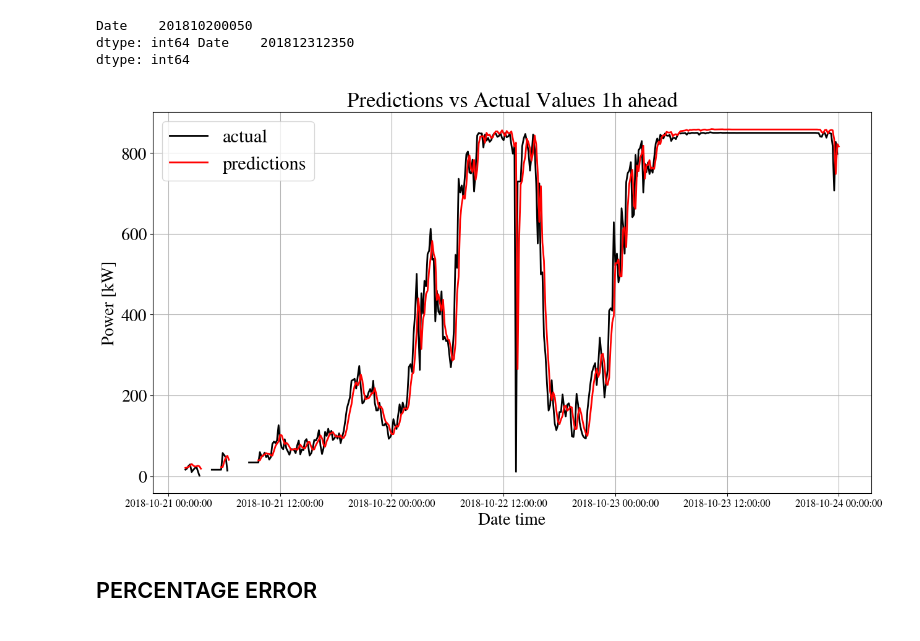
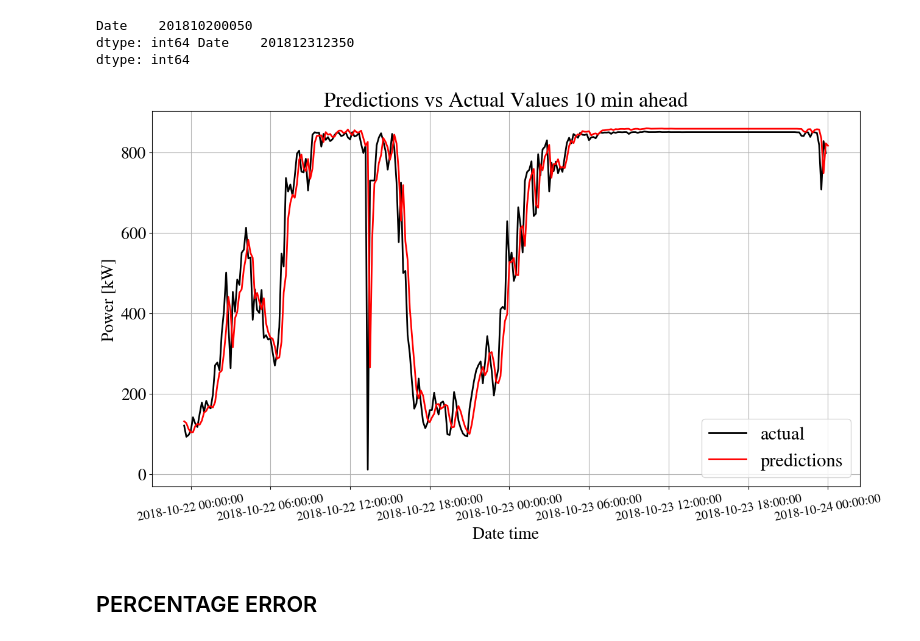
Before and after one commit to Brizzum/Final-project, a Jupyter notebook: UnivariateModel.ipynb, the cells around one changed output. Drawn from its saved outputs; the diff is of its cells as text; code cells hidden in the pictures.

```diff
--- a/UnivariateModel.ipynb
+++ b/UnivariateModel.ipynb
@@ -430,36 +435,36 @@ df_test_Y = pd.DataFrame(test_Y[:,-1], columns=['test_Y'], index=Atime_index.ind
 # %%
 import matplotlib.dates as mdates
 import matplotlib.pyplot as plt
 
 # plot the predictions
 
 # Set the formatter
 date_format = mdates.DateFormatter('%Y-%m-%d %H:%M:%S')  # adjust the format as needed
 
 plt.figure(figsize=(15,8))
-plt.plot(df_test_Y[150:144*4], 'k', label='actual', linewidth=2)
-plt.plot(df_predictions[150:144*4],'-r', label='predictions', linewidth=2)
+plt.plot(df_test_Y[280:144*4], 'k', label='actual', linewidth=2)
+plt.plot(df_predictions[280:144*4],'-r', label='predictions', linewidth=2)
 plt.grid(True)
 
 # Set the formatter
 plt.gca().xaxis.set_major_formatter(date_format)
 
 plt.xlabel('Date time', fontsize=20)
 plt.ylabel('Power [kW]', fontsize=20)
 
 # make the legend larger
 plt.legend(fontsize=22)
 
 #make larger the tick labels
-plt.xticks(fontsize=12)
+plt.xticks(fontsize=15, rotation=10)
 plt.yticks(fontsize=20)
 
-plt.title('Predictions vs Actual Values 1h ahead', fontsize=25)
+plt.title('Predictions vs Actual Values 10 min ahead', fontsize=25)
 
 
 plt.show()
 # %% [output]
-[figure, old version]
+[figure, new version]
 # %% [markdown]
 ## PERCENTAGE ERROR
 # %% [markdown]
```
Also changed, not shown: parts of 2 cells of this notebook, 53 other files.
